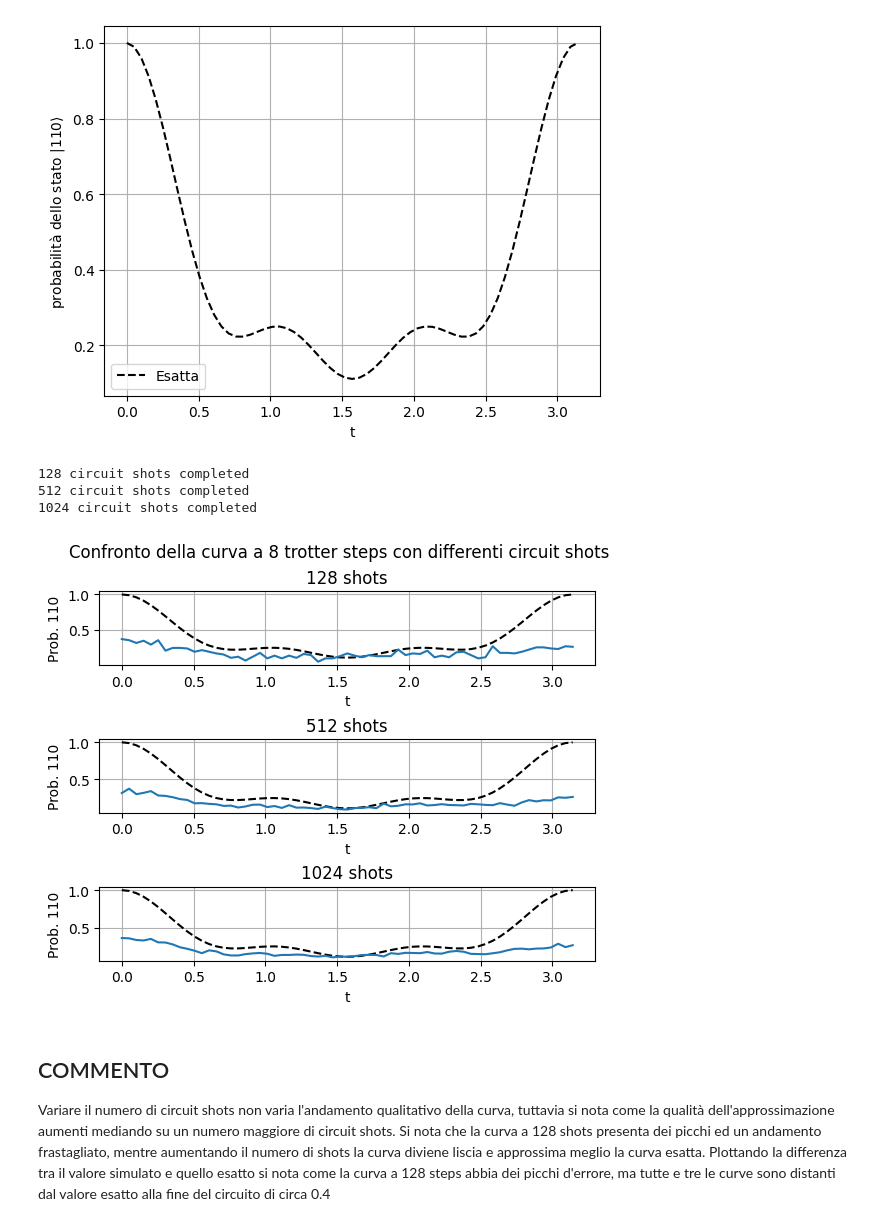
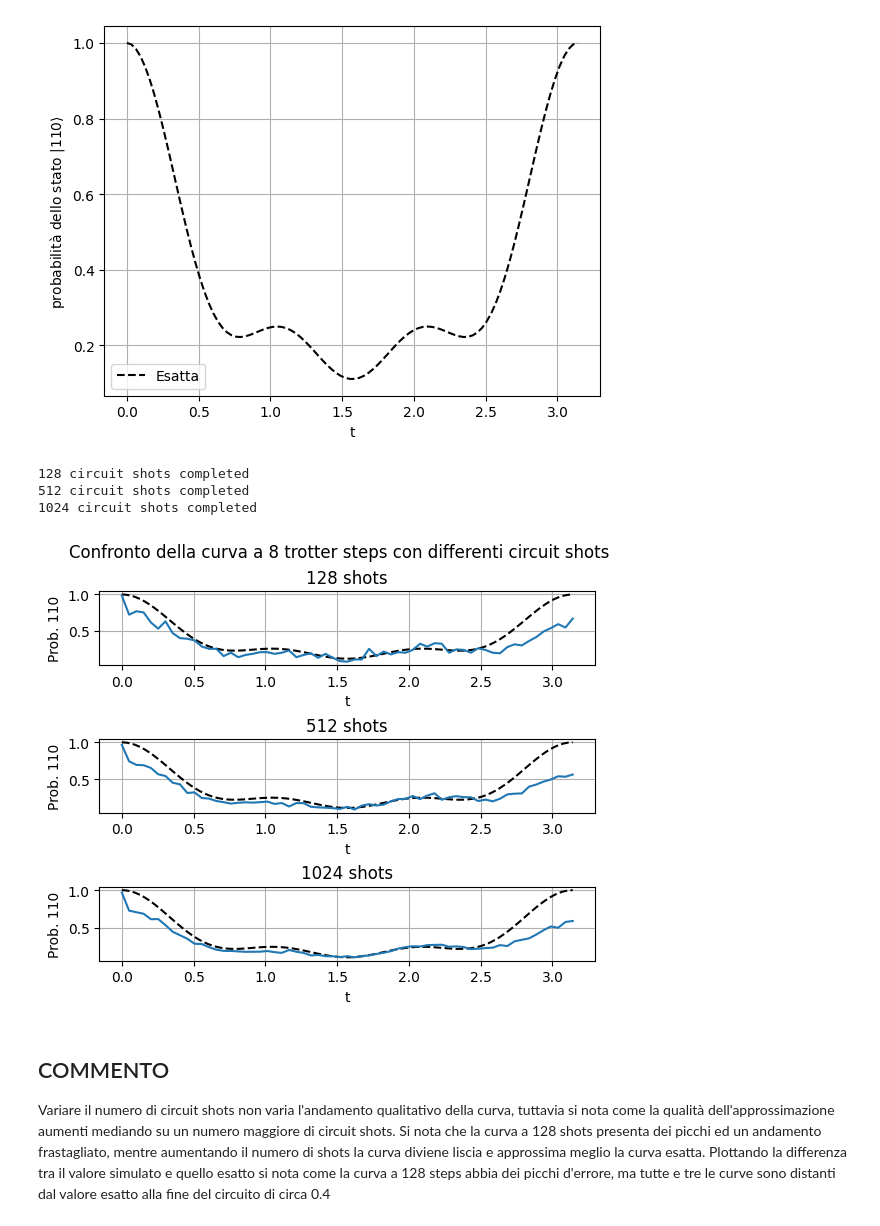
Before and after one commit to qismib/TETrIs, a Jupyter notebook: notebooks/parameter_changes/circuit_shots.ipynb, the cells around one changed output. Drawn from its saved outputs; the diff is of its cells as text; code cells hidden in the pictures.

Commit message:
parameter_changes 2.0
-use of qiskit's Estimator
-different Fake Backend since FakeManila is dated
-transpilation with pm (optimization of circuits' gates)
-better files denomination

```diff
--- a/notebooks/parameter_changes/circuit_shots.ipynb
+++ b/notebooks/parameter_changes/circuit_shots.ipynb
@@ -99,7 +91,7 @@ def Heisenberg_Trotter(num_spins, trotter_steps, t):
     return qc_t
 # %%
 #La curva esatta
-
+et_steps = 100
 #definiamo il numero di time steps
 t_steps = 63 #così ogni step è di 0.05
 
@@ -107,10 +99,11 @@ t_steps = 63 #così ogni step è di 0.05
 dt = np.pi
 
 #generiamo una spaziatura lineare di t_steps nell'intervallo [0, pi]
+et_ts = np.linspace(0, dt, et_steps)
 ts = np.linspace(0, dt, t_steps)
 #011
 initial_state = Statevector.from_label('011').data
-probs_110 = [np.abs((initial_state @ U_Heis(3,float(t)) @ initial_state))**2 for t in ts]
+probs_110 = [np.abs((initial_state @ U_Heis(3,float(t)) @ initial_state))**2 for t in et_ts]
 
 #misuriamo |110><110|
 prj_zero = SparsePauliOp.from_list([("I", 1/2), ("Z", 1/2)])
@@ -118,7 +111,7 @@ prj_one = SparsePauliOp.from_list([("I", 1/2), ("Z", -1/2)])
 prj = prj_one ^ prj_one ^ prj_zero
 
 
-plt.plot(ts, probs_110,linestyle="dashed",color="black",label="Esatta")
+plt.plot(et_ts, probs_110,linestyle="dashed",color="black",label="Esatta")
 plt.xlabel('t')
 plt.ylabel(r'probabilità dello stato $|110\rangle$')
 plt.legend()
@@ -127,12 +120,11 @@ plt.show()
 # %% [output]
 [figure]
 # %%
-from qiskit_ibm_runtime.fake_provider import FakeManilaV2
+from qiskit_ibm_runtime.fake_provider import FakeManilaV2, FakeMontrealV2
 QiskitRuntimeService.save_account(channel="ibm_quantum", token="982082508a1c98ca02cb712c6751b42ef860d905b080b3bfc02ef35d68d84441803586912cbcf181e1e72ebc8569103421b06c25408fe8134975a72575c4d637", overwrite= True)
 
 
-fake_backend = FakeManilaV2()
-noise_model = NoiseModel.from_backend(fake_backend)
+fake_backend = FakeMontrealV2()
 # %%
 #disegniamo la curva a 8 step variando la precisione dell'estimatore. NB: L'estimatore nelle nuove versioni di qiskit ha cambiato i circuit shot con
 #il parametro "precisione", tuttavia la precisione è legata al numero di circuit shot come 1/sqrt(circuit_shots) pertanto si può comunque maneggiare
@@ -140,9 +132,9 @@ noise_model = NoiseModel.from_backend(fake_backend)
 #4096 è il numero di circuit shot di default
 probs_110_trott = {128:[],512:[],1024:[]}
 delta = {128:[],512:[],1024:[]}
-simulator = AerSimulator(noise_model=noise_model)
-estimator = BackendEstimator(backend=simulator)
-pm = generate_preset_pass_manager(optimization_level=0)
+
+pm = generate_preset_pass_manager(optimization_level=3, backend=fake_backend)
+
 for n in probs_110_trott.keys():
     #evolviamo nel tempo
     for sim_t in ts:
@@ -159,6 +151,7 @@ for n in probs_110_trott.keys():
         isa_circuit = pm.run(qc)
         isa_observable = prj.apply_layout(isa_circuit.layout)
         cs_precision = 1./(np.sqrt(n))
+        estimator       = BackendEstimator(backend=fake_backend)
         trotter_result = estimator.run([(isa_circuit, isa_observable)], precision = cs_precision).result()
         trotter_value = trotter_result[0].data.evs
         delta[n].append(np.abs(trotter_value.mean().real - (np.abs((initial_state @ U_Heis(3,float(sim_t)) @ initial_state))**2)))
@@ -168,37 +161,37 @@ for n in probs_110_trott.keys():
     print(str(n)+" circuit shots completed")
 
 #plottiamo
 fig, (ax1, ax2, ax3) = plt.subplots(3)
 fig.suptitle(r'Confronto della curva a 8 trotter steps con differenti circuit shots')
 #fig.tight_layout()
 fig.subplots_adjust(wspace=1, hspace=1)
 
-ax1.plot(ts, probs_110,linestyle="dashed",color="black")
+ax1.plot(et_ts, probs_110,linestyle="dashed",color="black")
 ax1.plot(ts, probs_110_trott[128])
 ax1.set_title('128 shots')
 ax1.set(xlabel='t', ylabel='Prob. 110')
 
-ax2.plot(ts, probs_110,linestyle="dashed",color="black")
+ax2.plot(et_ts, probs_110,linestyle="dashed",color="black")
 ax2.plot(ts, probs_110_trott[512])
 ax2.set_title('512 shots')
 ax2.set(xlabel='t', ylabel='Prob. 110')
 
 
-ax3.plot(ts, probs_110,linestyle="dashed",color="black")
+ax3.plot(et_ts, probs_110,linestyle="dashed",color="black")
 ax3.plot(ts, probs_110_trott[1024])
 ax3.set_title('1024 shots')
 ax3.set(xlabel='t', ylabel='Prob. 110')
 
 ax1.grid()
 ax2.grid()
 ax3.grid()
 plt.savefig('../../png/parameters_change/circuit_shots.png')
 plt.show()
 # %% [output]
 128 circuit shots completed
 512 circuit shots completed
 1024 circuit shots completed
-[figure, old version]
+[figure, new version]
 # %% [markdown]
 ## COMMENTO
 
```
Also changed, not shown: parts of 2 cells of this notebook, 9 other files.
